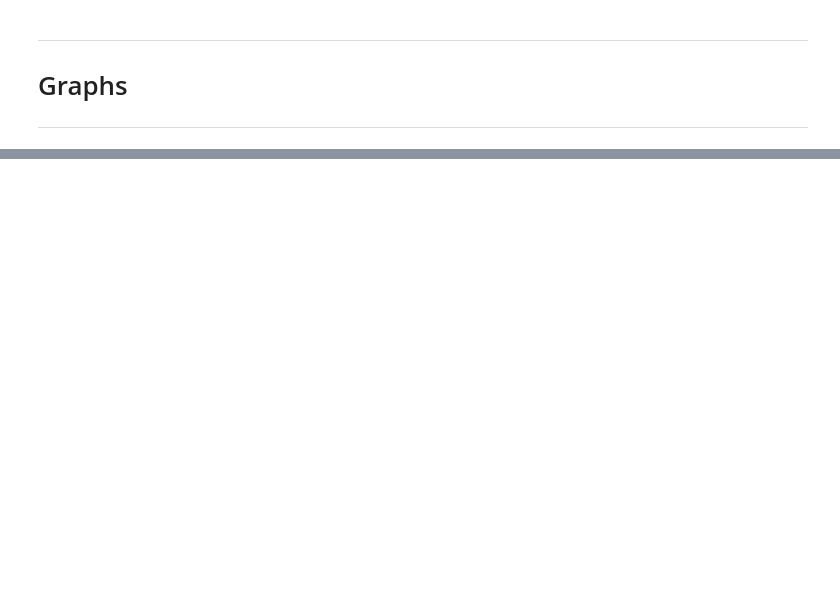
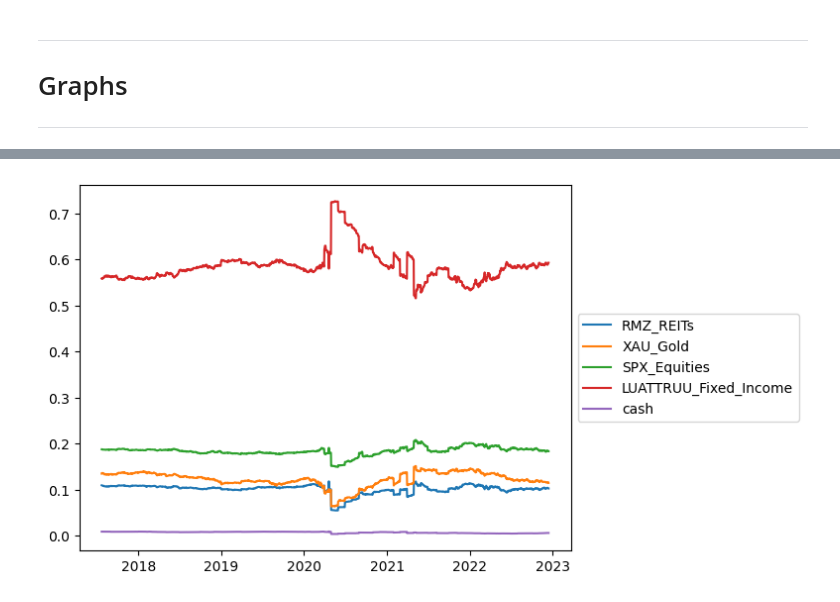
Before and after one commit to ennservalentin/taa_wu_bac, a Jupyter notebook: 05_linear_regressions.ipynb, the cells around one changed output, grey strips where cells are left out. Cells and saved outputs as stored; diff of their text form; code cells hidden in the pictures; blank space fills up the shorter version.

```diff
--- a/05_linear_regressions.ipynb
+++ b/05_linear_regressions.ipynb
@@ -29,0 +37,4 @@ draw_strategies(linear_weights_test, "Linear Regression", weights_test_nn, "Neur
+# %%
+draw_weights(weights_test_nn)
+# %% [output]
+[figure, added]
```
Also changed, not shown: parts of 8 cells of this notebook, 6 other files.
